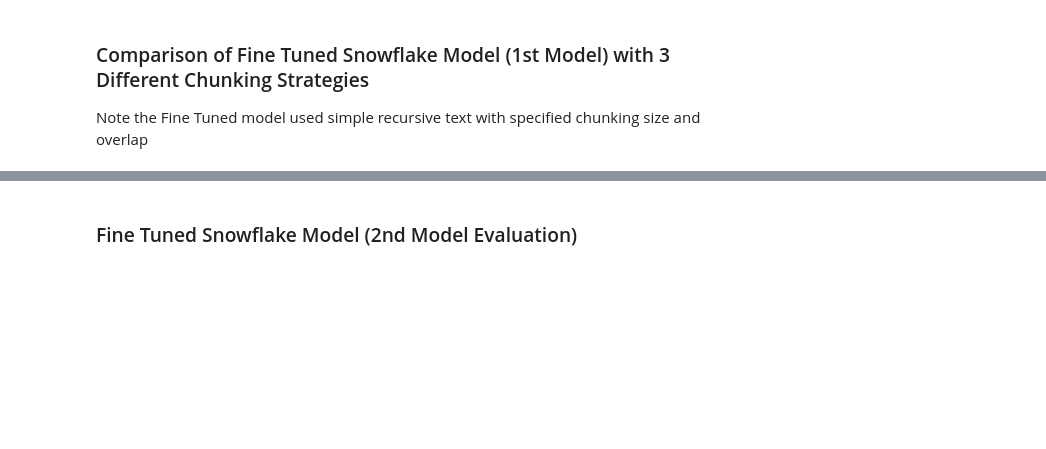
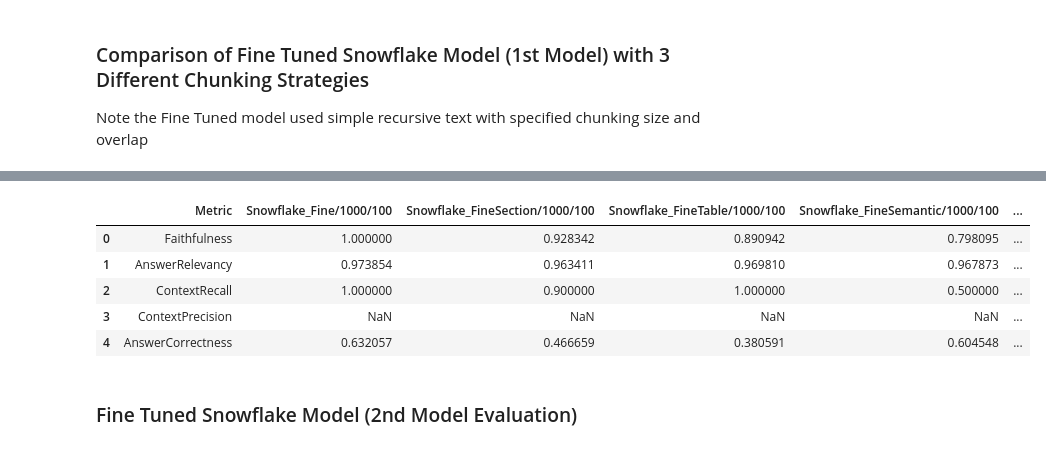
Before and after one commit to rchrdgwr/AIE4-Midterm, a Jupyter notebook: rag_chain.ipynb, the cells around one changed output, grey strips where cells are left out. Saved outputs shown, nothing was run; the diff lists cells and outputs as text; code cells hidden in the pictures; blank space fills up the shorter version.

```diff
--- a/rag_chain.ipynb
+++ b/rag_chain.ipynb
@@ -404,23 +427,3 @@ Answers created - ready for Ragas evaluation
 The run_ragas_evaluation uses the response dataset from the previous step stored in the model_run_state to determine the requested Ragas metrics.
 
 The results of the evaluation are then stored nack in the model_run_state.
-# %%
-from ragas import evaluate
-from ragas.metrics import (
-    faithfulness,
-    answer_relevancy,
-    answer_correctness,
-    context_recall,
-    context_precision,
-)
-def run_ragas_evaluation(app_state, model_run_state):
-    metrics = [
-        faithfulness,
-        answer_relevancy,
-        context_recall,
-        context_precision,
-        answer_correctness,
-    ]
-    model_run_state.ragas_results = evaluate(model_run_state.response_dataset, metrics)
-    print("Ragas evaluation complete")
-run_ragas_evaluation(app_state, model_1000_100_state)
@@ -776,3 +946,57 @@ df
+# %%
+def compare_results_4(run_model_1, run_model_2, run_model_3, run_model_4):
+    # Extract results for each model
+    results_1 = run_model_1.ragas_results_dict
+    results_2 = run_model_2.ragas_results_dict
+    results_3 = run_model_3.ragas_results_dict
+    results_4 = run_model_4.ragas_results_dict
+
+    comparison_data = {
+        'Metric': [],
+        run_model_1.name: [],
+        run_model_2.name: [],
+        run_model_3.name: [],
+        run_model_4.name: [],
+        '1v2 Difference': [],
+        '1v3 Difference': [],
+        '1v4 Difference': [],
+        '2v3 Difference': [],
+        '2v4 Difference': [],
+        '3v4 Difference': []
+    }
+
+    for metric_name in results_1.keys():
+        # Calculate the average for each metric
+        avg_1 = get_average_metric(results_1[metric_name])
+        avg_2 = get_average_metric(results_2[metric_name])
+        avg_3 = get_average_metric(results_3[metric_name])
+        avg_4 = get_average_metric(results_4[metric_name])
+
+        # Append to the comparison data
+        comparison_data['Metric'].append(metric_name)
+        comparison_data[run_model_1.name].append(avg_1)
+        comparison_data[run_model_2.name].append(avg_2)
+        comparison_data[run_model_3.name].append(avg_3)
+        comparison_data[run_model_4.name].append(avg_4)
+        comparison_data['1v2 Difference'].append(avg_2 - avg_1)
+        comparison_data['1v3 Difference'].append(avg_3 - avg_1)
+        comparison_data['1v4 Difference'].append(avg_4 - avg_1)
+        comparison_data['2v3 Difference'].append(avg_3 - avg_2)
+        comparison_data['2v4 Difference'].append(avg_4 - avg_2)
+        comparison_data['3v4 Difference'].append(avg_4 - avg_3)
+
+    return pd.DataFrame(comparison_data)
+    return pd.DataFrame(comparison_data)
+
+df = compare_results_4(snowflake_finetune_state , snowflake_finetune_section_state, snowflake_finetune_table_state, snowflake_finetune_semantic_state)
+df
+# %% [output]
+|  | Metric | Snowflake_Fine/1000/100 | Snowflake_FineSection/1000/100 | Snowflake_FineTable/1000/100 | Snowflake_FineSemantic/1000/100 | ... |
+| 0 | Faithfulness | 1.000000 | 0.928342 | 0.890942 | 0.798095 | ... |
+| 1 | AnswerRelevancy | 0.973854 | 0.963411 | 0.969810 | 0.967873 | ... |
+| 2 | ContextRecall | 1.000000 | 0.900000 | 1.000000 | 0.500000 | ... |
+| 3 | ContextPrecision | NaN | NaN | NaN | NaN | ... |
+| 4 | AnswerCorrectness | 0.632057 | 0.466659 | 0.380591 | 0.604548 | ... |
 # %% [markdown]
 ### Fine Tuned Snowflake Model (2nd Model Evaluation)
 # %%
```
Also changed, not shown: parts of 40 cells of this notebook, 1 other file.
